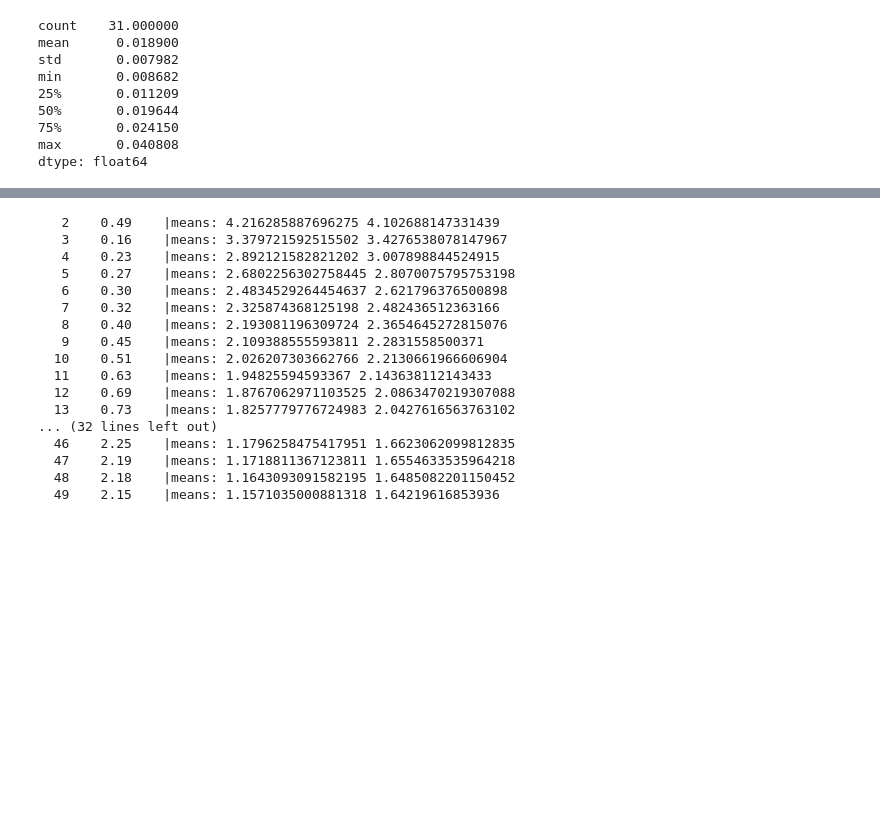
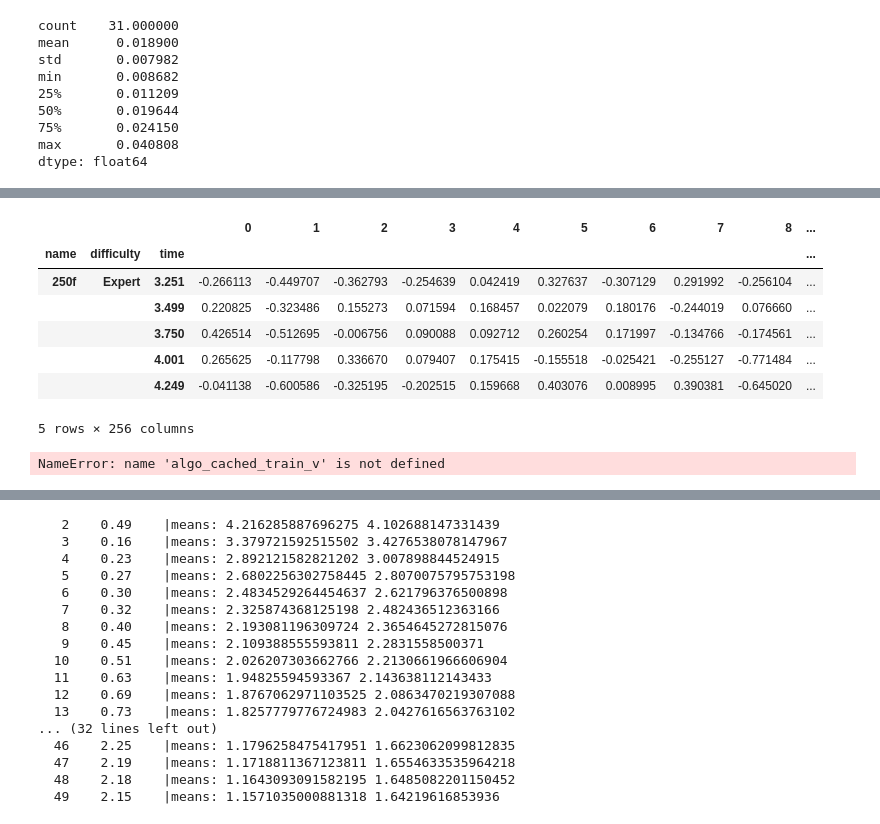
Before and after one commit to ronaldluc/DeepSaber, a Jupyter notebook: src/notebooks/data_exploration.ipynb, the cells around one changed output, grey strips where cells are left out. Saved outputs shown, nothing was run; the diff lists cells and outputs as text; code cells hidden in the pictures; blank space fills up the shorter version.

```diff
--- a/src/notebooks/data_exploration.ipynb
+++ b/src/notebooks/data_exploration.ipynb
@@ -408,0 +416,19 @@ dict_keys([1, 2, 3, 4, 5, 6, 7, 8, 9, 10, 11, 12, 13, 14, 15, 16, 17, 18, 19, 20
+# %%
+train_vec.iloc[:100000].head()
+# %% [output]
+|  |  |  | 0 | 1 | 2 | 3 | 4 | 5 | 6 | 7 | 8 | ... |
+| name | difficulty | time |  |  |  |  |  |  |  |  |  | ... |
+| 250f | Expert | 3.251 | -0.266113 | -0.449707 | -0.362793 | -0.254639 | 0.042419 | 0.327637 | -0.307129 | 0.291992 | -0.256104 | ... |
+|  |  | 3.499 | 0.220825 | -0.323486 | 0.155273 | 0.071594 | 0.168457 | 0.022079 | 0.180176 | -0.244019 | 0.076660 | ... |
+|  |  | 3.750 | 0.426514 | -0.512695 | -0.006756 | 0.090088 | 0.092712 | 0.260254 | 0.171997 | -0.134766 | -0.174561 | ... |
+|  |  | 4.001 | 0.265625 | -0.117798 | 0.336670 | 0.079407 | 0.175415 | -0.155518 | -0.025421 | -0.255127 | -0.771484 | ... |
+|  |  | 4.249 | -0.041138 | -0.600586 | -0.325195 | -0.202515 | 0.159668 | 0.403076 | 0.008995 | 0.390381 | -0.645020 | ... |
+5 rows × 256 columns
+# %%
+import gc
+gc.collect()
+del algo_cached_train_v, per_cached_train_v, multi_cached_train_v
+
+gc.collect()
+# %% [output]
+NameError: name 'algo_cached_train_v' is not defined
```
Also changed, not shown: parts of 11 cells of this notebook, 1 other file.
